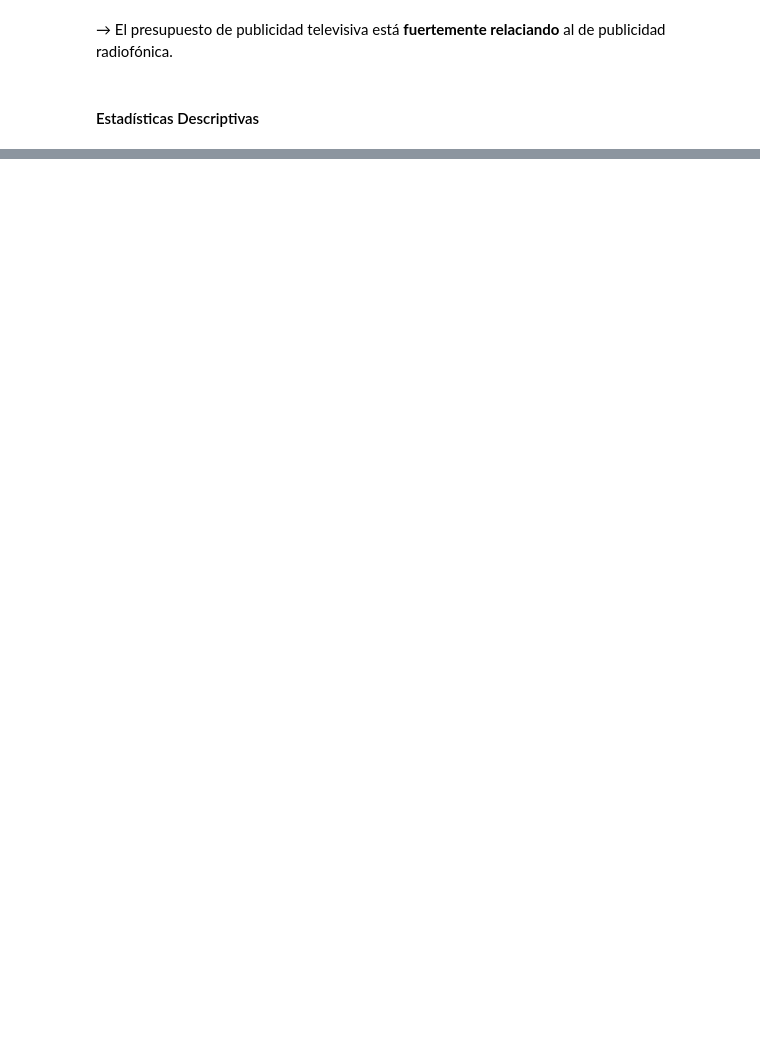
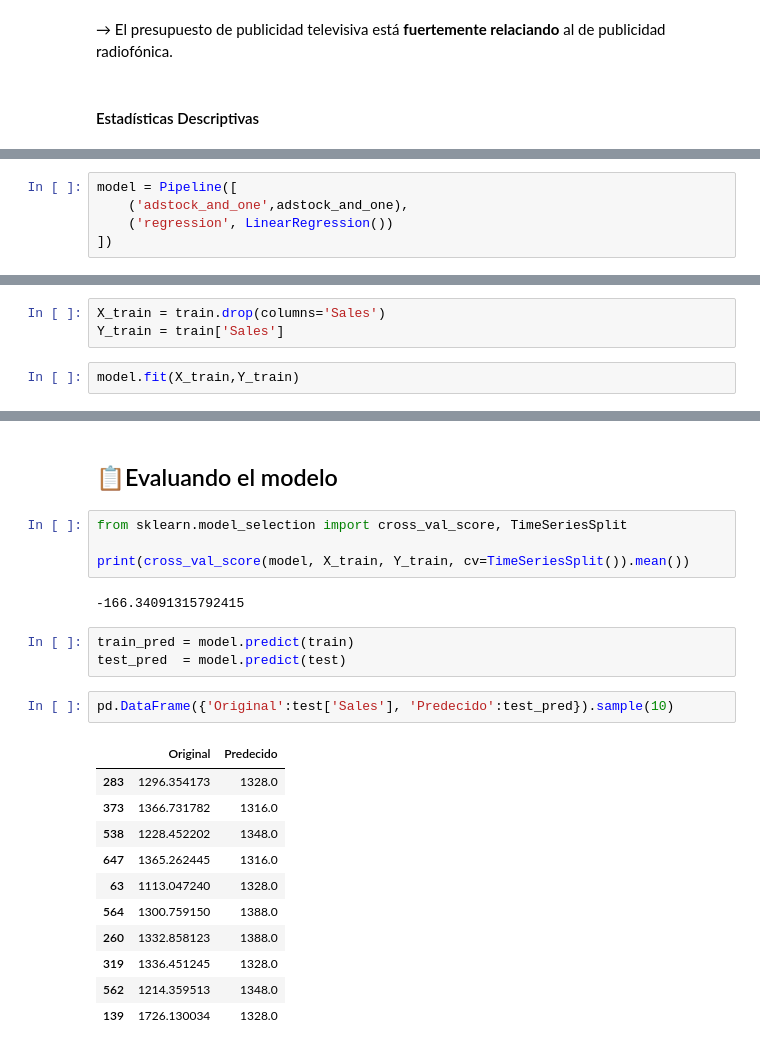
Before and after one commit to Chesar832/Marketing-Mix-Modeling, a Jupyter notebook: AdvancedVersion/notebook.ipynb, the cells around one changed output, grey strips where cells are left out. Drawn from its saved outputs; the diff is of its cells as text; blank space fills up the shorter version.

```diff
--- a/AdvancedVersion/notebook.ipynb
+++ b/AdvancedVersion/notebook.ipynb
@@ -318,0 +408,5 @@ model = Pipeline([
+# %%
+model = Pipeline([
+    ('adstock_and_one',adstock_and_one),
+    ('regression', LinearRegression())
+])
@@ -318,0 +436,5 @@ model = Pipeline([
+# %%
+X_train = train.drop(columns='Sales')
+Y_train = train['Sales']
+# %%
+model.fit(X_train,Y_train)
@@ -318,0 +459,25 @@ model = Pipeline([
+# %% [markdown]
+## 📋Evaluando el modelo
+# %%
+from sklearn.model_selection import cross_val_score, TimeSeriesSplit
+
+print(cross_val_score(model, X_train, Y_train, cv=TimeSeriesSplit()).mean())
+# %% [output]
+-166.34091315792415
+# %%
+train_pred = model.predict(train)
+test_pred  = model.predict(test)
+# %%
+pd.DataFrame({'Original':test['Sales'], 'Predecido':test_pred}).sample(10)
+# %% [output]
+|  | Original | Predecido |
+| 283 | 1296.354173 | 1328.0 |
+| 373 | 1366.731782 | 1316.0 |
+| 538 | 1228.452202 | 1348.0 |
+| 647 | 1365.262445 | 1316.0 |
+| 63 | 1113.047240 | 1328.0 |
+| 564 | 1300.759150 | 1388.0 |
+| 260 | 1332.858123 | 1388.0 |
+| 319 | 1336.451245 | 1328.0 |
+| 562 | 1214.359513 | 1348.0 |
+| 139 | 1726.130034 | 1328.0 |
```
Also changed, not shown: parts of 29 cells of this notebook.
